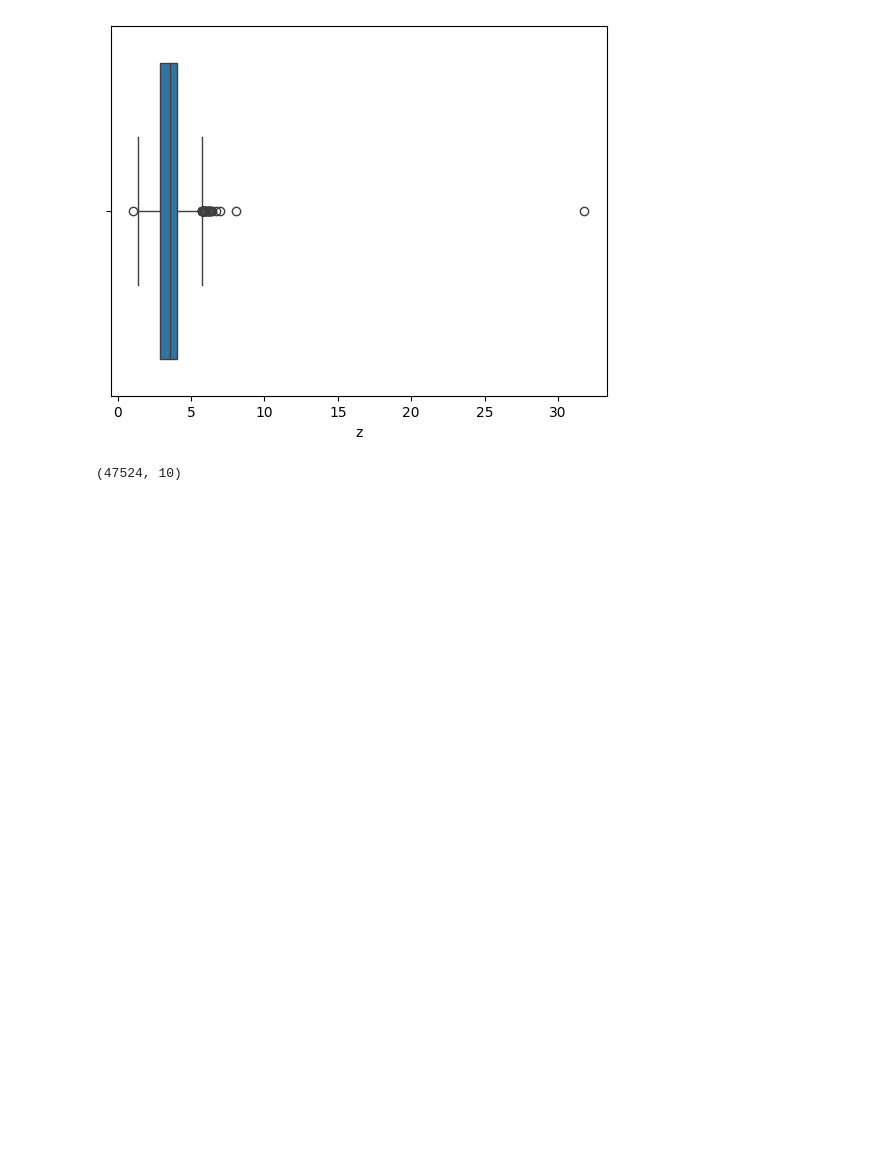
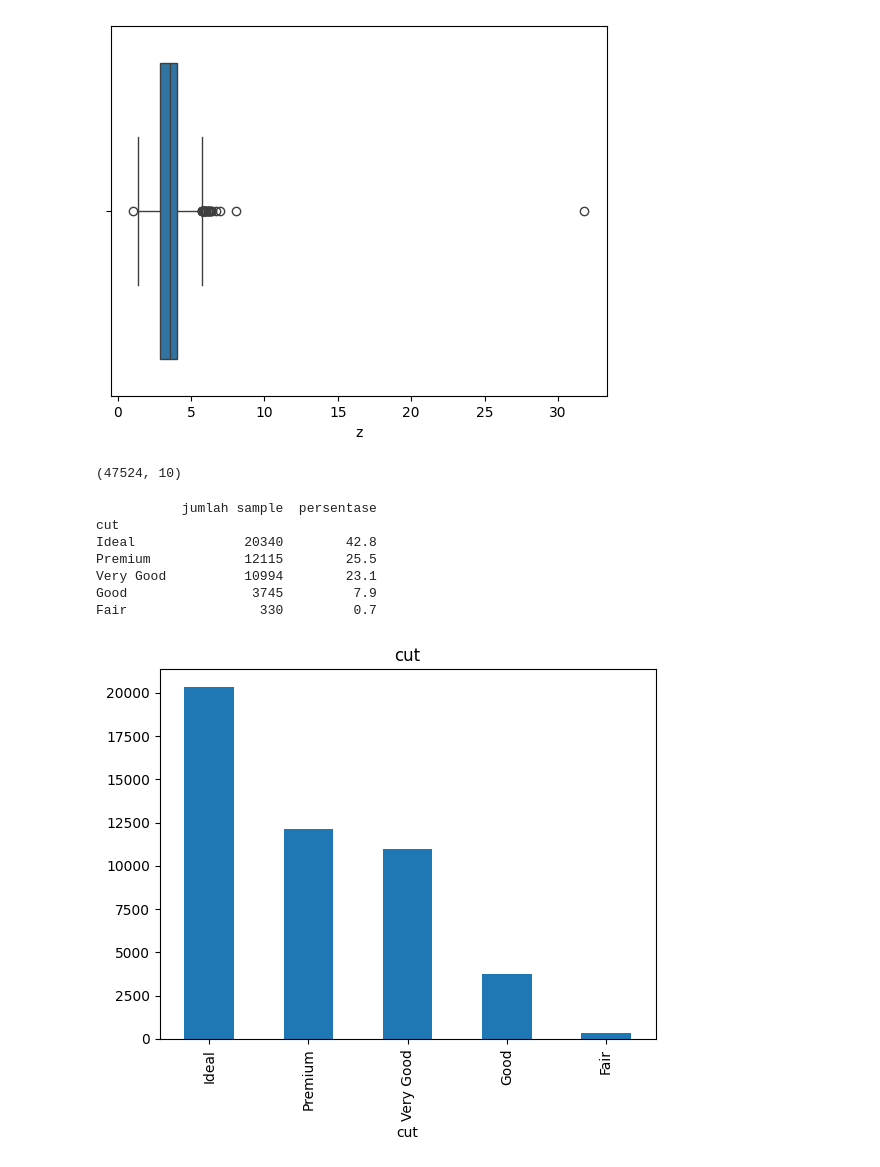
Before and after one commit to abdullohumar/predictive_analytic, a Jupyter notebook: predictive_analytics.ipynb, the cells around one changed output. Saved outputs shown, nothing was run; the diff lists cells and outputs as text; code cells hidden in the pictures; blank space fills up the shorter version.

```diff
--- a/predictive_analytics.ipynb
+++ b/predictive_analytics.ipynb
@@ -148,3 +148,22 @@ diamonds=diamonds[~((num_cols<(Q1-1.5*IQR)) | (num_cols>(Q3+1.5*IQR))).any(axis=
 diamonds.shape
 # %% [output]
 (47524, 10)
+# %%
+numerical_features = ['price', 'carat', 'depth', 'table', 'x', 'y', 'z']
+categorical_features = ['cut', 'color', 'clarity']
+# %%
+feature = categorical_features[0]
+count = diamonds[feature].value_counts()
+percent = 100*diamonds[feature].value_counts(normalize=True)
+df = pd.DataFrame({'jumlah sample': count, 'persentase': percent.round(1)})
+print(df)
+count.plot(kind='bar', title=feature);
+# %% [output]
+           jumlah sample  persentase
+cut
+Ideal              20340        42.8
+Premium            12115        25.5
+Very Good          10994        23.1
+Good                3745         7.9
+Fair                 330         0.7
+[figure, added]
```
Also changed, not shown: parts of 3 cells of this notebook.
